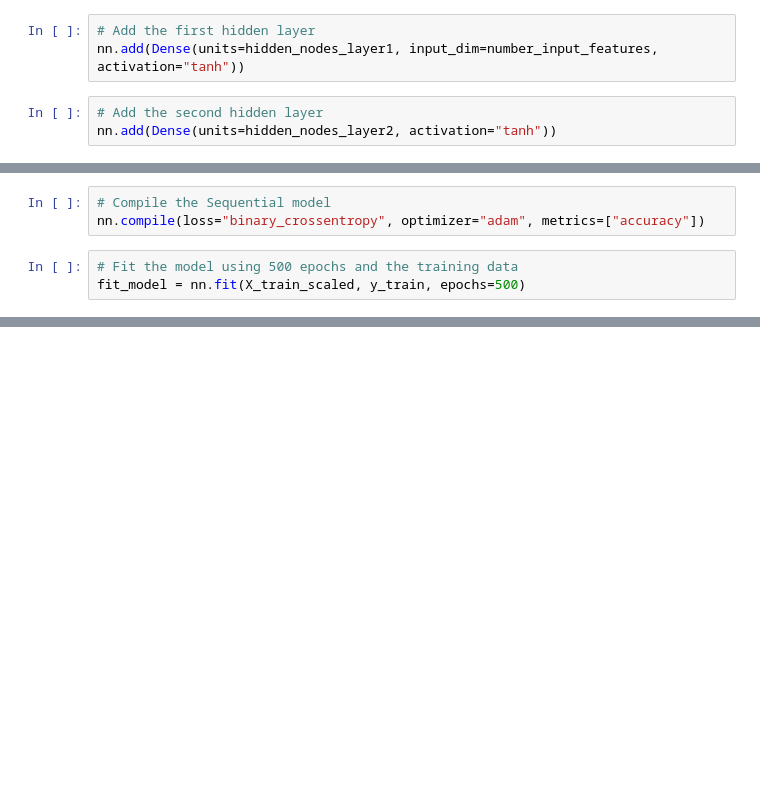
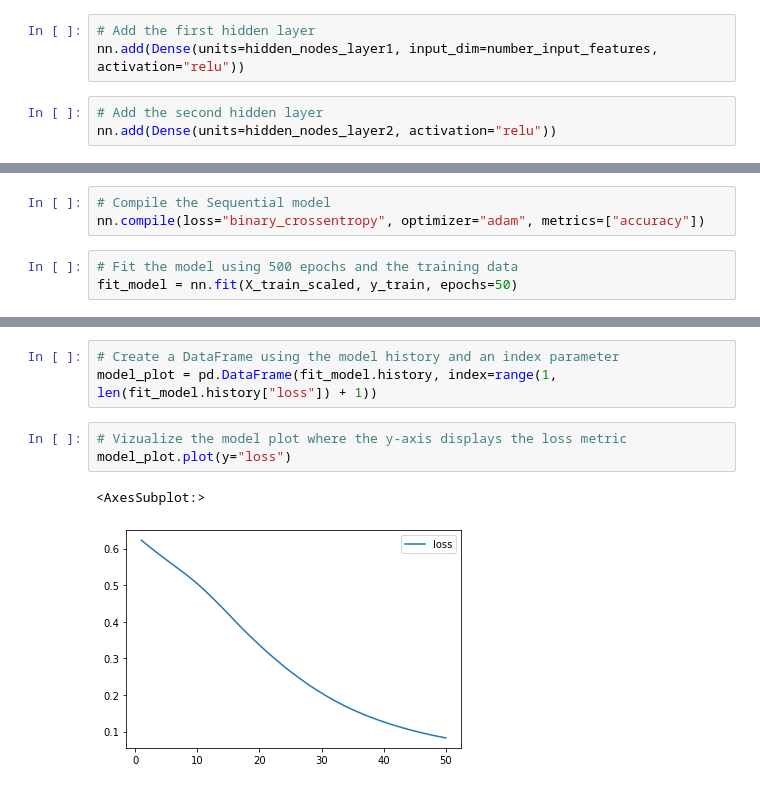
Before and after one commit to Analitico-771/machine_learning_index_prediction, a Jupyter notebook: neuralnetwork.ipynb, the cells around one changed output, grey strips where cells are left out. Cells and saved outputs as stored; diff of their text form; blank space fills up the shorter version.

```diff
--- a/neuralnetwork.ipynb
+++ b/neuralnetwork.ipynb
@@ -104,10 +102,10 @@ hidden_nodes_layer2
 nn = Sequential()
 # %%
 # Add the first hidden layer
-nn.add(Dense(units=hidden_nodes_layer1, input_dim=number_input_features, activation="tanh"))
+nn.add(Dense(units=hidden_nodes_layer1, input_dim=number_input_features, activation="relu"))
 # %%
 # Add the second hidden layer
-nn.add(Dense(units=hidden_nodes_layer2, activation="tanh"))
+nn.add(Dense(units=hidden_nodes_layer2, activation="relu"))
 # %%
 # Add the output layer to the model specifying the number of output neurons and activation function
 nn.add(Dense(units=number_output_neurons, activation="sigmoid"))
@@ -135,5 +133,5 @@ _________________________________________________________________
 nn.compile(loss="binary_crossentropy", optimizer="adam", metrics=["accuracy"])
 # %%
 # Fit the model using 500 epochs and the training data
-fit_model = nn.fit(X_train_scaled, y_train, epochs=500)
+fit_model = nn.fit(X_train_scaled, y_train, epochs=50)
 # %% [output]
@@ -165,0 +164,9 @@ Loss: -0.20518779754638672, Accuracy: 0.0
+# %%
+# Create a DataFrame using the model history and an index parameter
+model_plot = pd.DataFrame(fit_model.history, index=range(1, len(fit_model.history["loss"]) + 1))
+# %%
+# Vizualize the model plot where the y-axis displays the loss metric
+model_plot.plot(y="loss")
+# %% [output]
+<AxesSubplot:>
+[figure, added]
```
Also changed, not shown: parts of 11 cells of this notebook.
